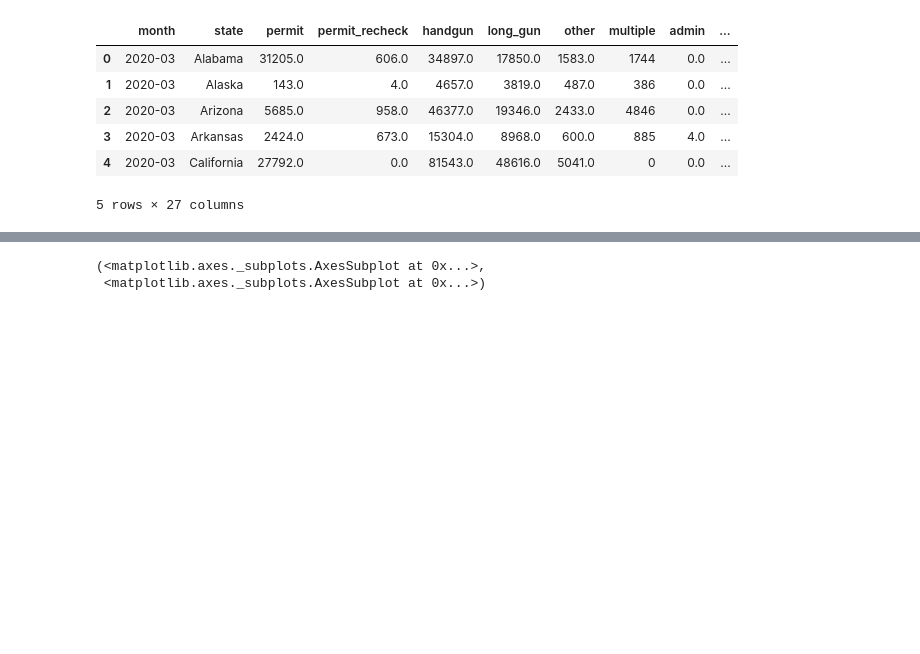
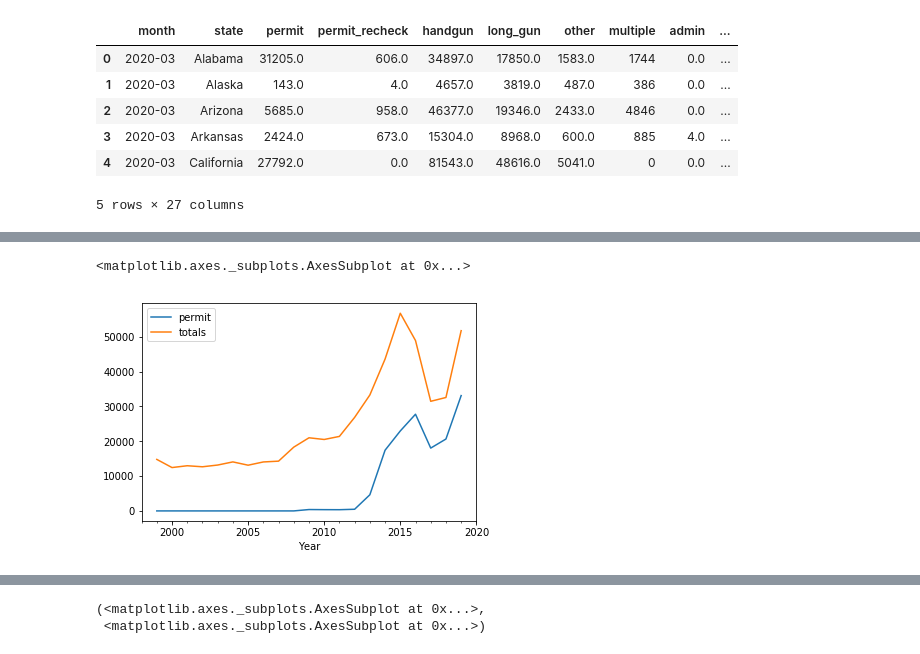
Before and after one commit to amitbhsingh/Udacity-Nanodegree, a Jupyter notebook: project02/fbi gun.ipynb, the cells around one changed output, grey strips where cells are left out. Saved outputs shown, nothing was run; the diff lists cells and outputs as text; code cells hidden in the pictures; blank space fills up the shorter version.

```diff
--- a/project02/fbi gun.ipynb
+++ b/project02/fbi gun.ipynb
@@ -74,2 +103,0 @@ fire['month']=pd.to_datetime(fire['month'])
-# %%
-df = fire[fire['month'].dt.month == 7]
@@ -86,0 +128,2 @@ gda=pd.merge(df,dg,on=['State','Year'])
+# %%
+gda['gunspercapita']=gda['totals']/gda['Population']
@@ -86,0 +151,2 @@ gda=pd.merge(df,dg,on=['State','Year'])
+# %%
+alabama=gda[gda['State']=="Alabama"]
@@ -86,0 +155,5 @@ gda=pd.merge(df,dg,on=['State','Year'])
+# %%
+alabama.plot(x='Year',y=['permit','totals'])
+# %% [output]
+<matplotlib.axes._subplots.AxesSubplot at 0x...>
+[figure, added]
```
Also changed, not shown: parts of 20 cells of this notebook, 7 other files.
